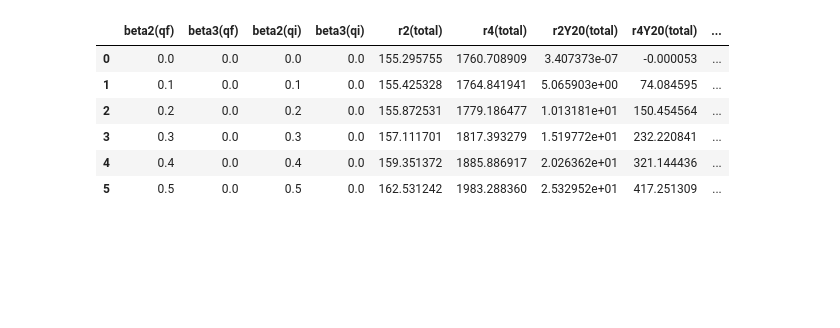
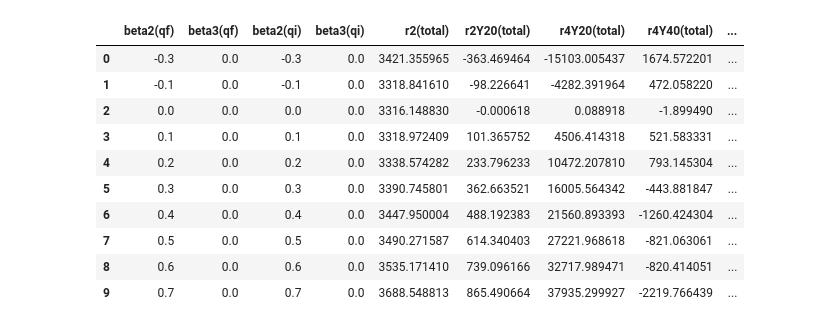
Before and after one commit to miaozxm/MRCDFT, a Jupyter notebook: scripts/calculate_kernel_by1Bdensity.ipynb, the cells around one changed output. Saved outputs shown, nothing was run; the diff lists cells and outputs as text; code cells hidden in the pictures; blank space fills up the shorter version.

```diff
--- a/scripts/calculate_kernel_by1Bdensity.ipynb
+++ b/scripts/calculate_kernel_by1Bdensity.ipynb
@@ -8,8 +8,10 @@ print(os.getcwd())
 # %%
-para_path = 'examples/20Ne/para.dat'
-b23_path = 'examples/20Ne/b23.dat'
-output_dir = 'examples/20Ne/output'
-A=20
+A=136
+Nuclei='Xe'
+work_dir = '/home/yli/MR_CDFT/MRCDFT_2BCorr/MRCDFT'
+para_path = os.path.join(work_dir,'examples/136Xe/136Xe_para.dat')
+b23_path = os.path.join(work_dir,'examples/136Xe/136Xe_b23.dat')
+output_dir = os.path.join(work_dir,'examples/136Xe/output')
 # %%
 # extract eMax, nbeta, nphi from parameter file
 with open(para_path, "r", encoding="utf-8") as f:
@@ -73,13 +75,13 @@ for q1 in range(len(b23_data)):
         beta2q2 = b23_data.iloc[q2]['beta2']
         beta3q2 = b23_data.iloc[q2]['beta3']
 
-        TDdens_filename = f"Proj_D1B.{AMP}D_eMax{eMax:02d}.{nphi:02d}.{nbeta:02d}{int(beta2q1*100):+04d}{int(beta3q1*100):+04d}_{int(beta2q2*100):+04d}{int(beta3q2*100):+04d}.me"
+        TDdens_filename = f"Proj_{A}{Nuclei}_D1B.{AMP}D_eMax{eMax:02d}.{nphi:02d}.{nbeta:02d}{int(beta2q1*100):+04d}{int(beta3q1*100):+04d}_{int(beta2q2*100):+04d}{int(beta3q2*100):+04d}.me"
         if not os.path.exists(os.path.join(output_dir,TDdens_filename)):
             print(TDdens_filename," not exist !")
         if(q1 <= q2):
-            Kernel_filename = f"Proj_kern.{AMP}D_eMax{eMax:02d}.{nphi:02d}.{nbeta:02d}{int(beta2q1*100):+04d}{int(beta3q1*100):+04d}_{int(beta2q2*100):+04d}{int(beta3q2*100):+04d}.elem"
+            Kernel_filename = f"Proj_{A}{Nuclei}_kern.{AMP}D_eMax{eMax:02d}.{nphi:02d}.{nbeta:02d}{int(beta2q1*100):+04d}{int(beta3q1*100):+04d}_{int(beta2q2*100):+04d}{int(beta3q2*100):+04d}.elem"
         else:
-            Kernel_filename = f"Proj_kern.{AMP}D_eMax{eMax:02d}.{nphi:02d}.{nbeta:02d}{int(beta2q2*100):+04d}{int(beta3q2*100):+04d}_{int(beta2q1*100):+04d}{int(beta3q1*100):+04d}.elem"
+            Kernel_filename = f"Proj_{A}{Nuclei}_kern.{AMP}D_eMax{eMax:02d}.{nphi:02d}.{nbeta:02d}{int(beta2q2*100):+04d}{int(beta3q2*100):+04d}_{int(beta2q1*100):+04d}{int(beta3q1*100):+04d}.elem"
         if not os.path.exists(os.path.join(output_dir,Kernel_filename)):
             print(Kernel_filename," not exist !")
 
@@ -169,42 +179,46 @@ for q1q2 in range(len(Res_data)):
         # print('Norm=',Norm)
     # print('J=',Ji)
 
     # calculate r^2
     total_neutron = (merged["neutron"] * merged["r^2"]).sum()
     total_proton = (merged["proton"] * merged["r^2"]).sum()
     Res_data.loc[q1q2,f'r2(total)'] = total_neutron/Norm + total_proton/Norm
 
-    # calculate r^4
-    total_neutron = (merged["neutron"] * merged["r^4"]).sum()
-    total_proton = (merged["proton"] * merged["r^4"]).sum()
-    Res_data.loc[q1q2,f'r4(total)'] = total_neutron/Norm + total_proton/Norm
+    # # calculate r^4
+    # total_neutron = (merged["neutron"] * merged["r^4"]).sum()
+    # total_proton = (merged["proton"] * merged["r^4"]).sum()
+    # Res_data.loc[q1q2,f'r4(total)'] = total_neutron/Norm + total_proton/Norm
 
     # calculate r^2 Y20
     total_neutron = (merged["neutron"] * merged["r^2Y20"]).sum()
     total_proton = (merged["proton"] * merged["r^2Y20"]).sum()
     Res_data.loc[q1q2,f'r2Y20(total)'] = total_neutron/Norm + total_proton/Norm
 
     # calculate r^4 Y20
     total_neutron = (merged["neutron"] * merged["r^4Y20"]).sum()
     total_proton = (merged["proton"] * merged["r^4Y20"]).sum()
     Res_data.loc[q1q2,f'r4Y20(total)'] = total_neutron/Norm + total_proton/Norm
 
     # calculate r^4 Y40
     total_neutron = (merged["neutron"] * merged["r^4Y40"]).sum()
     total_proton = (merged["proton"] * merged["r^4Y40"]).sum()
     Res_data.loc[q1q2,f'r4Y40(total)'] = total_neutron/Norm + total_proton/Norm
 
     # calculate r^2_perp = 2/3 r^2 - 4/3*sqrt(pi/5)r^2 Y20
     Res_data['r^2_perp'] = 2.0/3.0 * Res_data['r2(total)'] - 4.0/3.0*math.sqrt(math.pi/5.0)*Res_data['r2Y20(total)']
     # calculate r^4_perp = 8/15 r^4 - 32/21*sqrt(pi/5)r^4 Y20 + 16/105*sqrt(pi)*r^4 Y40
-    Res_data['r^4_perp'] = 8.0/15.0 * Res_data['r4(total)'] - 32.0/21.0*math.sqrt(math.pi/5.0)*Res_data['r4Y20(total)'] + 16.0/105.0*math.sqrt(math.pi)*Res_data['r4Y40(total)']
+    # Res_data['r^4_perp'] = 8.0/15.0 * Res_data['r4(total)'] - 32.0/21.0*math.sqrt(math.pi/5.0)*Res_data['r4Y20(total)'] + 16.0/105.0*math.sqrt(math.pi)*Res_data['r4Y40(total)']
 
 Res_data.drop(columns=['Ddens_filename', 'Kernel_filename'])
 # %% [output]
-|  | beta2(qf) | beta3(qf) | beta2(qi) | beta3(qi) | r2(total) | r4(total) | r2Y20(total) | r4Y20(total) | ... |
-| 0 | 0.0 | 0.0 | 0.0 | 0.0 | 155.295755 | 1760.708909 | 3.407373e-07 | -0.000053 | ... |
-| 1 | 0.1 | 0.0 | 0.1 | 0.0 | 155.425328 | 1764.841941 | 5.065903e+00 | 74.084595 | ... |
-| 2 | 0.2 | 0.0 | 0.2 | 0.0 | 155.872531 | 1779.186477 | 1.013181e+01 | 150.454564 | ... |
-| 3 | 0.3 | 0.0 | 0.3 | 0.0 | 157.111701 | 1817.393279 | 1.519772e+01 | 232.220841 | ... |
-| 4 | 0.4 | 0.0 | 0.4 | 0.0 | 159.351372 | 1885.886917 | 2.026362e+01 | 321.144436 | ... |
-| 5 | 0.5 | 0.0 | 0.5 | 0.0 | 162.531242 | 1983.288360 | 2.532952e+01 | 417.251309 | ... |
+|  | beta2(qf) | beta3(qf) | beta2(qi) | beta3(qi) | r2(total) | r2Y20(total) | r4Y20(total) | r4Y40(total) | ... |
+| 0 | -0.3 | 0.0 | -0.3 | 0.0 | 3421.355965 | -363.469464 | -15103.005437 | 1674.572201 | ... |
+| 1 | -0.1 | 0.0 | -0.1 | 0.0 | 3318.841610 | -98.226641 | -4282.391964 | 472.058220 | ... |
+| 2 | 0.0 | 0.0 | 0.0 | 0.0 | 3316.148830 | -0.000618 | 0.088918 | -1.899490 | ... |
+| 3 | 0.1 | 0.0 | 0.1 | 0.0 | 3318.972409 | 101.365752 | 4506.414318 | 521.583331 | ... |
+| 4 | 0.2 | 0.0 | 0.2 | 0.0 | 3338.574282 | 233.796233 | 10472.207810 | 793.145304 | ... |
+| 5 | 0.3 | 0.0 | 0.3 | 0.0 | 3390.745801 | 362.663521 | 16005.564342 | -443.881847 | ... |
+| 6 | 0.4 | 0.0 | 0.4 | 0.0 | 3447.950004 | 488.192383 | 21560.893393 | -1260.424304 | ... |
+| 7 | 0.5 | 0.0 | 0.5 | 0.0 | 3490.271587 | 614.340403 | 27221.968618 | -821.063061 | ... |
+| 8 | 0.6 | 0.0 | 0.6 | 0.0 | 3535.171410 | 739.096166 | 32717.989471 | -820.414051 | ... |
+| 9 | 0.7 | 0.0 | 0.7 | 0.0 | 3688.548813 | 865.490664 | 37935.299927 | -2219.766439 | ... |
```
Also changed, not shown: parts of 6 cells of this notebook, 1 other file.
